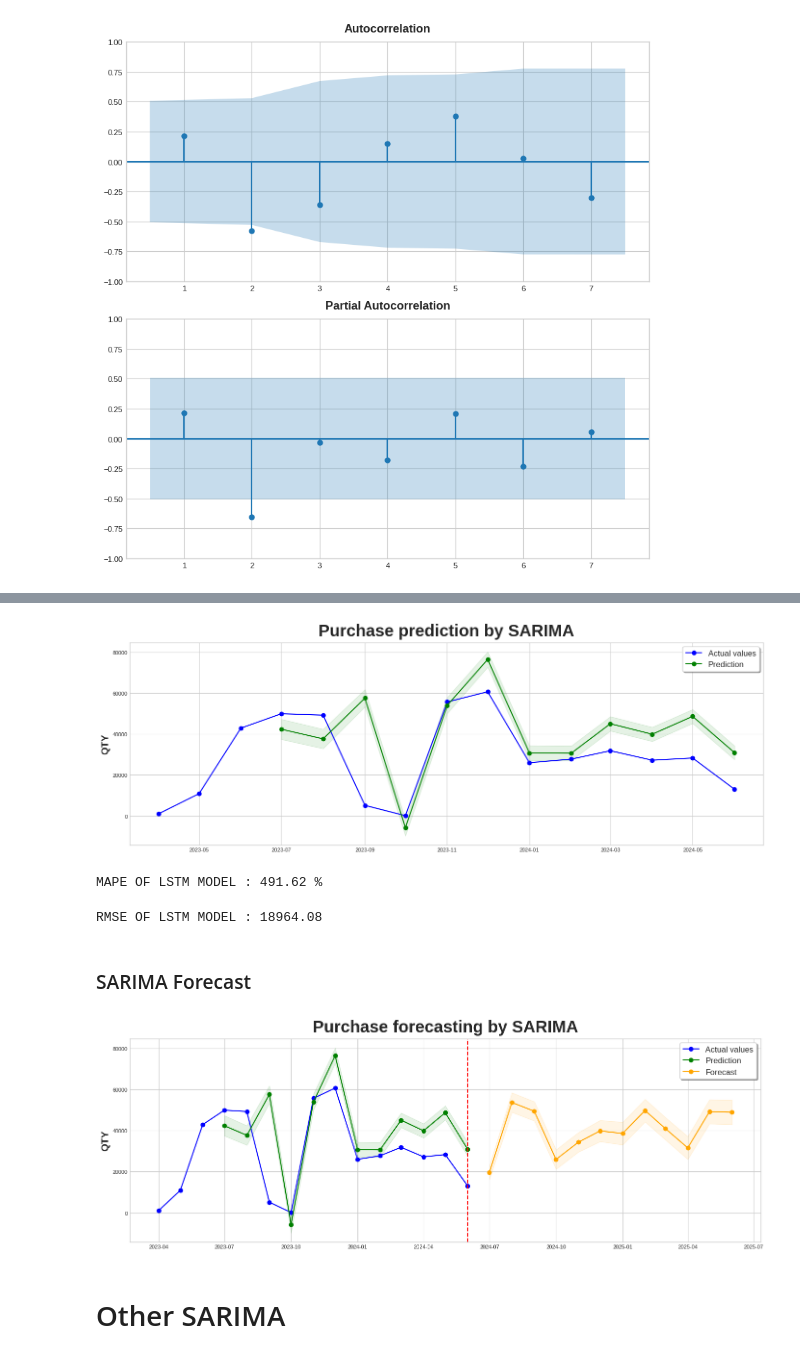
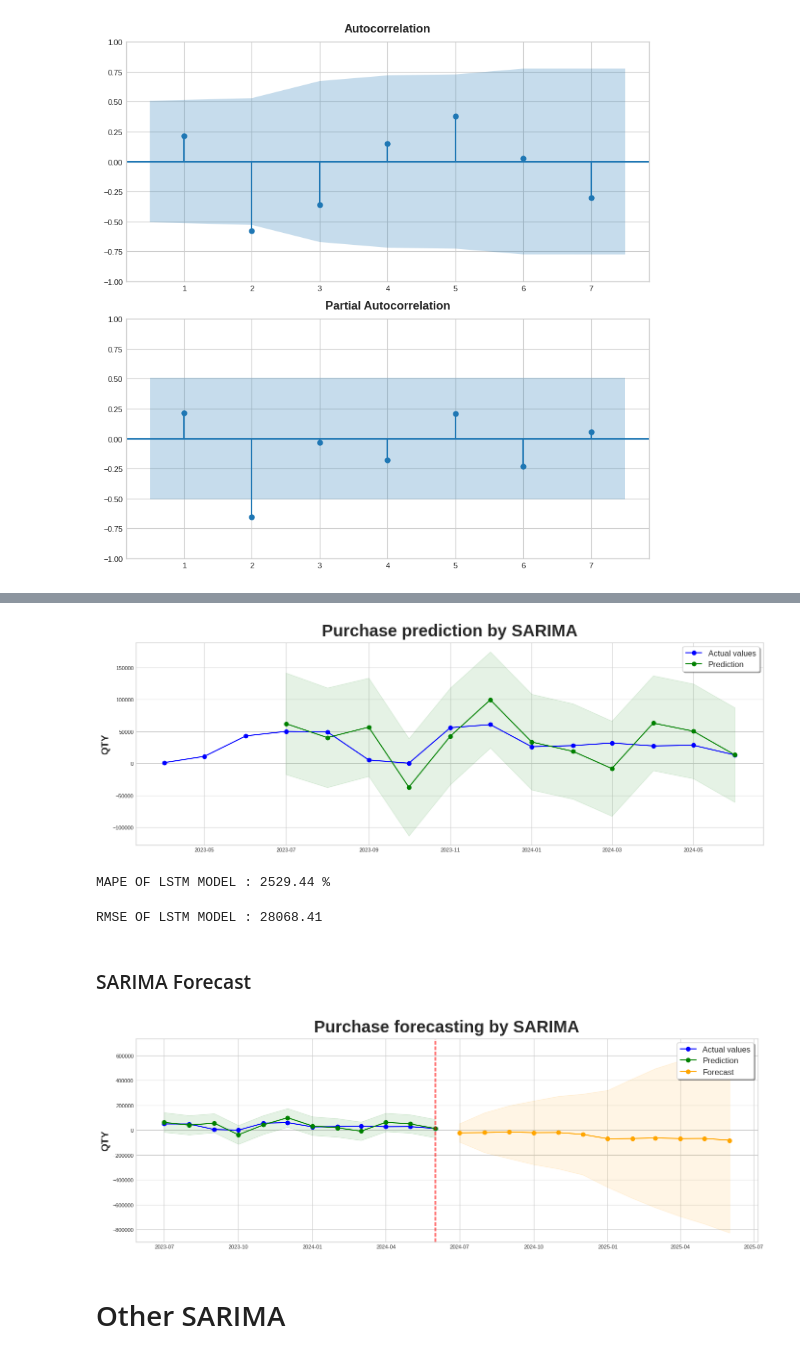
Before and after one commit to thirayume/POPrediction, a Jupyter notebook: Muangtai_PGSQL.ipynb, the cells around one changed output, grey strips where cells are left out. Cells and saved outputs as stored; diff of their text form; code cells hidden in the pictures.

```diff
--- a/Muangtai_PGSQL.ipynb
+++ b/Muangtai_PGSQL.ipynb
@@ -292,7 +292,9 @@ print(sorted(sku_ids))
 # @title Pivot SKU Sales by Month
 pd.set_option("display.float_format", "{:,.0f}".format)
 
-df['month'] = df['fact_picking_lists__date'].dt.month.astype(str) + '-' + df['fact_picking_lists__date'].dt.year.astype(str)
+# df['month'] = df['fact_picking_lists__date'].dt.month.astype(str) + '-' + df['fact_picking_lists__date'].dt.year.astype(str)
+# df['month'] = df['fact_picking_lists__podatetime'].dt.month.astype(str) + '-' + df['fact_picking_lists__podatetime'].dt.year.astype(str)
+df['month'] = df['lasted_updated_at'].dt.month.astype(str) + '-' + df['lasted_updated_at'].dt.year.astype(str)
 df['month'] = pd.to_datetime(df['month'], infer_datetime_format = True)
 
 pivot = df.pivot_table(
@@ -671,5 +676,5 @@ Total fit time: 1.964 seconds
 # %%
-model = SARIMAX(sample_df.astype(float), order = (2, 1, 2), seasonal_order = (1, 1, 2, 3))
+model = SARIMAX(sample_df.astype(float), order = (0, 1, 1), seasonal_order = (0, 1, 0, 6))
 SARIMA_model = model.fit()
 # %%
 SARIMA_model.summary()
@@ -728,17 +725,17 @@ plt.legend(fontsize = 12, fancybox = True, shadow = True, frameon = True)
 plt.ylabel('QTY', fontsize = 15)
 plt.show()
 # %% [output]
-[figure, old version]
+[figure, new version]
 # %%
 mape_sarima = mape(sample_df.iloc[-12:, 0], mean_prediction)
 print(f"MAPE OF LSTM MODEL : {mape_sarima:.2f} %")
 # %% [output]
-MAPE OF LSTM MODEL : 491.62 %
+MAPE OF LSTM MODEL : 2529.44 %
 # %%
 rmse_sarima = sqrt(mean_squared_error(sample_df[-12:].values, mean_prediction.values))
 print(f"RMSE OF LSTM MODEL : {rmse_sarima:.2f}")
 # %% [output]
-RMSE OF LSTM MODEL : 18964.08
+RMSE OF LSTM MODEL : 28068.41
 # %% [markdown]
 ### SARIMA Forecast
 # %%
@@ -755,21 +752,21 @@ df_pred = train.iloc[-12:]
 # %%
 plt.figure(figsize = (14, 5))
 plt.title("Purchase forecasting by SARIMA", fontsize = 25)
 
-plt.plot(sample_df[-24:].index, sample_df[-24:].values, label = 'Actual values', color = "blue", marker = "o")
+plt.plot(sample_df[-12:].index, sample_df[-12:].values, label = 'Actual values', color = "blue", marker = "o")
 
-plt.plot(mean_prediction[-24:].index, mean_prediction[-24:].values, label = 'Prediction', color = "green", marker = "o")
-plt.fill_between(mean_prediction[-24:].index, lower_limits_p, upper_limits_p, alpha = 0.1, color = "green")
+plt.plot(mean_prediction[-12:].index, mean_prediction[-12:].values, label = 'Prediction', color = "green", marker = "o")
+plt.fill_between(mean_prediction[-12:].index, lower_limits_p, upper_limits_p, alpha = 0.1, color = "green")
 
-plt.plot(mean_forecast[-24:].index,mean_forecast[-24:].values, label = 'Forecast', color = "orange", marker = "o")
-plt.fill_between(mean_forecast[-24:].index, lower_limits_f, upper_limits_f, alpha = 0.1, color = "orange")
+plt.plot(mean_forecast[-12:].index,mean_forecast[-12:].values, label = 'Forecast', color = "orange", marker = "o")
+plt.fill_between(mean_forecast[-12:].index, lower_limits_f, upper_limits_f, alpha = 0.1, color = "orange")
 
 plt.axvline(df_pred.index[-1], color = "red", linestyle = "--")
 plt.legend(fontsize = 12, fancybox = True, shadow = True, frameon = True)
 plt.ylabel('QTY', fontsize = 15)
 plt.show()
 # %% [output]
-[figure, old version]
+[figure, new version]
 # %%
 df_sarimax = pd.concat([mean_prediction, mean_forecast])
 # %% [markdown]
```
Also changed, not shown: parts of 7 cells of this notebook.
